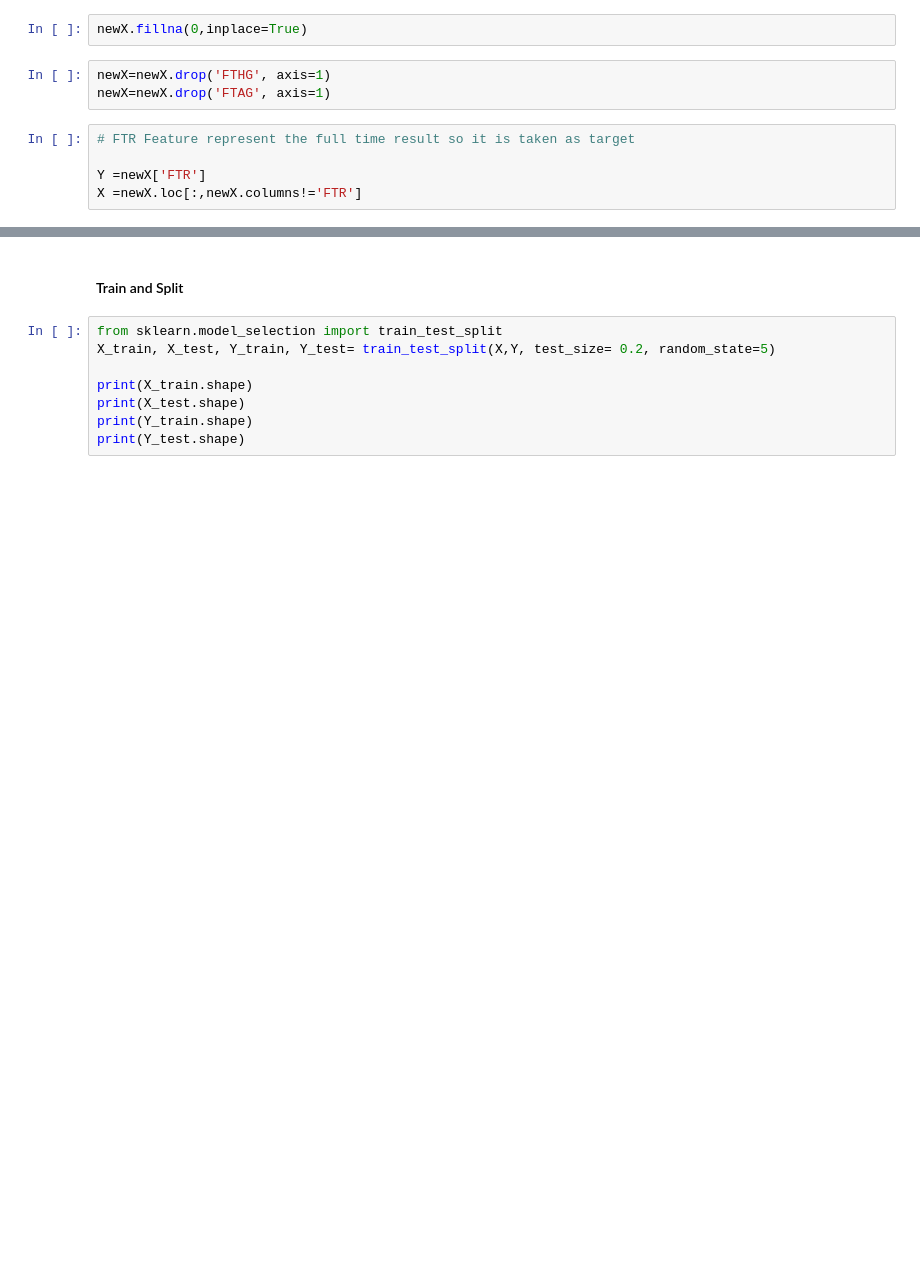
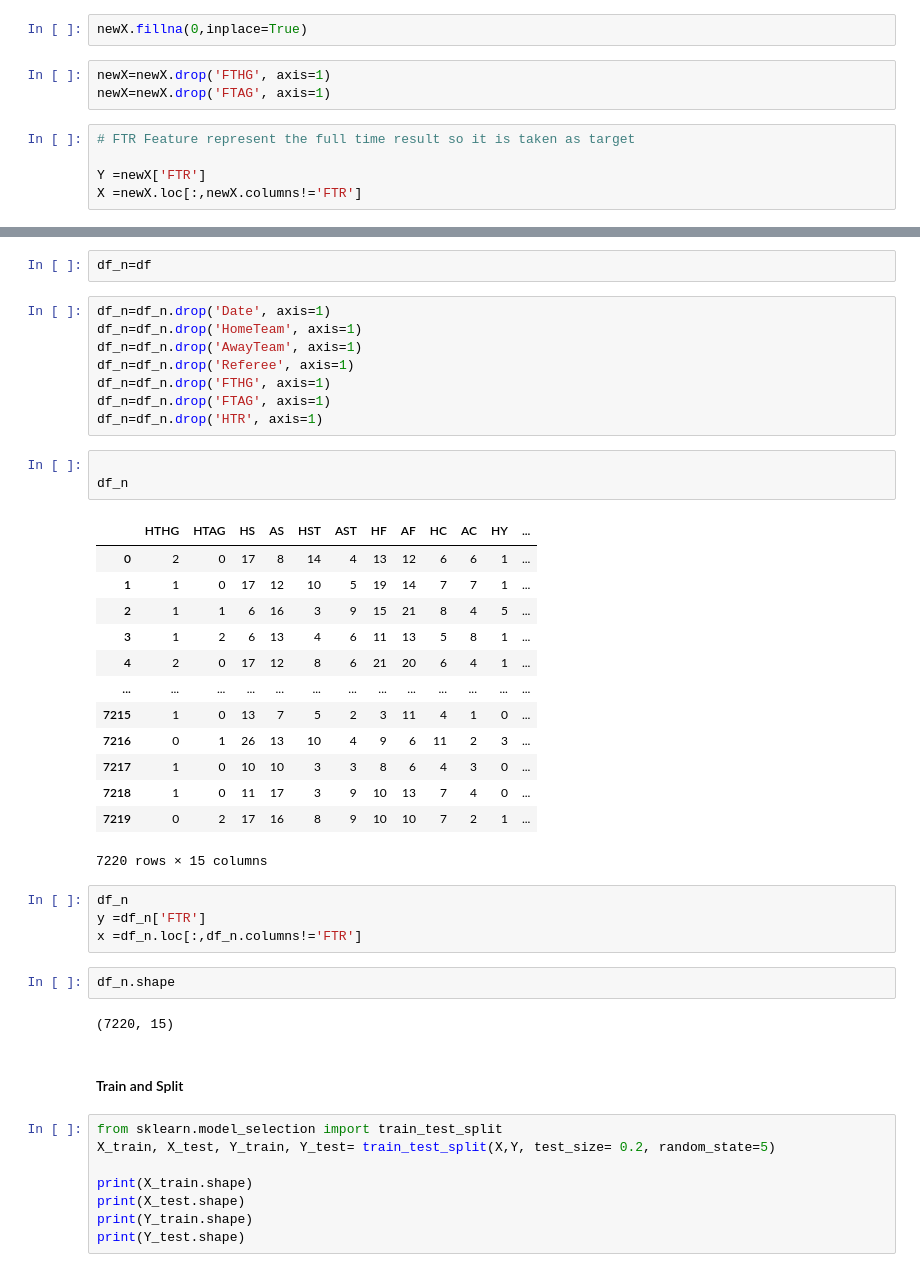
Before and after one commit to anmolpanna/4-musketeers, a Jupyter notebook: Prototype for Models .ipynb, the cells around one changed output, grey strips where cells are left out. Saved outputs shown, nothing was run; the diff lists cells and outputs as text; blank space fills up the shorter version.

```diff
--- a/Prototype for Models .ipynb
+++ b/Prototype for Models .ipynb
@@ -163,4 +163,39 @@ AF      0.027042
 Name: FTR, dtype: float64
+# %%
+df_n=df
+# %%
+df_n=df_n.drop('Date', axis=1)
+df_n=df_n.drop('HomeTeam', axis=1)
+df_n=df_n.drop('AwayTeam', axis=1)
+df_n=df_n.drop('Referee', axis=1)
+df_n=df_n.drop('FTHG', axis=1)
+df_n=df_n.drop('FTAG', axis=1)
+df_n=df_n.drop('HTR', axis=1)
+# %%
+
+df_n
+# %% [output]
+|  | HTHG | HTAG | HS | AS | HST | AST | HF | AF | HC | AC | HY | ... |
+| 0 | 2 | 0 | 17 | 8 | 14 | 4 | 13 | 12 | 6 | 6 | 1 | ... |
+| 1 | 1 | 0 | 17 | 12 | 10 | 5 | 19 | 14 | 7 | 7 | 1 | ... |
+| 2 | 1 | 1 | 6 | 16 | 3 | 9 | 15 | 21 | 8 | 4 | 5 | ... |
+| 3 | 1 | 2 | 6 | 13 | 4 | 6 | 11 | 13 | 5 | 8 | 1 | ... |
+| 4 | 2 | 0 | 17 | 12 | 8 | 6 | 21 | 20 | 6 | 4 | 1 | ... |
+| ... | ... | ... | ... | ... | ... | ... | ... | ... | ... | ... | ... | ... |
+| 7215 | 1 | 0 | 13 | 7 | 5 | 2 | 3 | 11 | 4 | 1 | 0 | ... |
+| 7216 | 0 | 1 | 26 | 13 | 10 | 4 | 9 | 6 | 11 | 2 | 3 | ... |
+| 7217 | 1 | 0 | 10 | 10 | 3 | 3 | 8 | 6 | 4 | 3 | 0 | ... |
+| 7218 | 1 | 0 | 11 | 17 | 3 | 9 | 10 | 13 | 7 | 4 | 0 | ... |
+| 7219 | 0 | 2 | 17 | 16 | 8 | 9 | 10 | 10 | 7 | 2 | 1 | ... |
+7220 rows × 15 columns
+# %%
+df_n
+y =df_n['FTR']
+x =df_n.loc[:,df_n.columns!='FTR']
+# %%
+df_n.shape
+# %% [output]
+(7220, 15)
 # %% [markdown]
 #### Train and Split
 # %%
```
Also changed, not shown: parts of 68 cells of this notebook.
